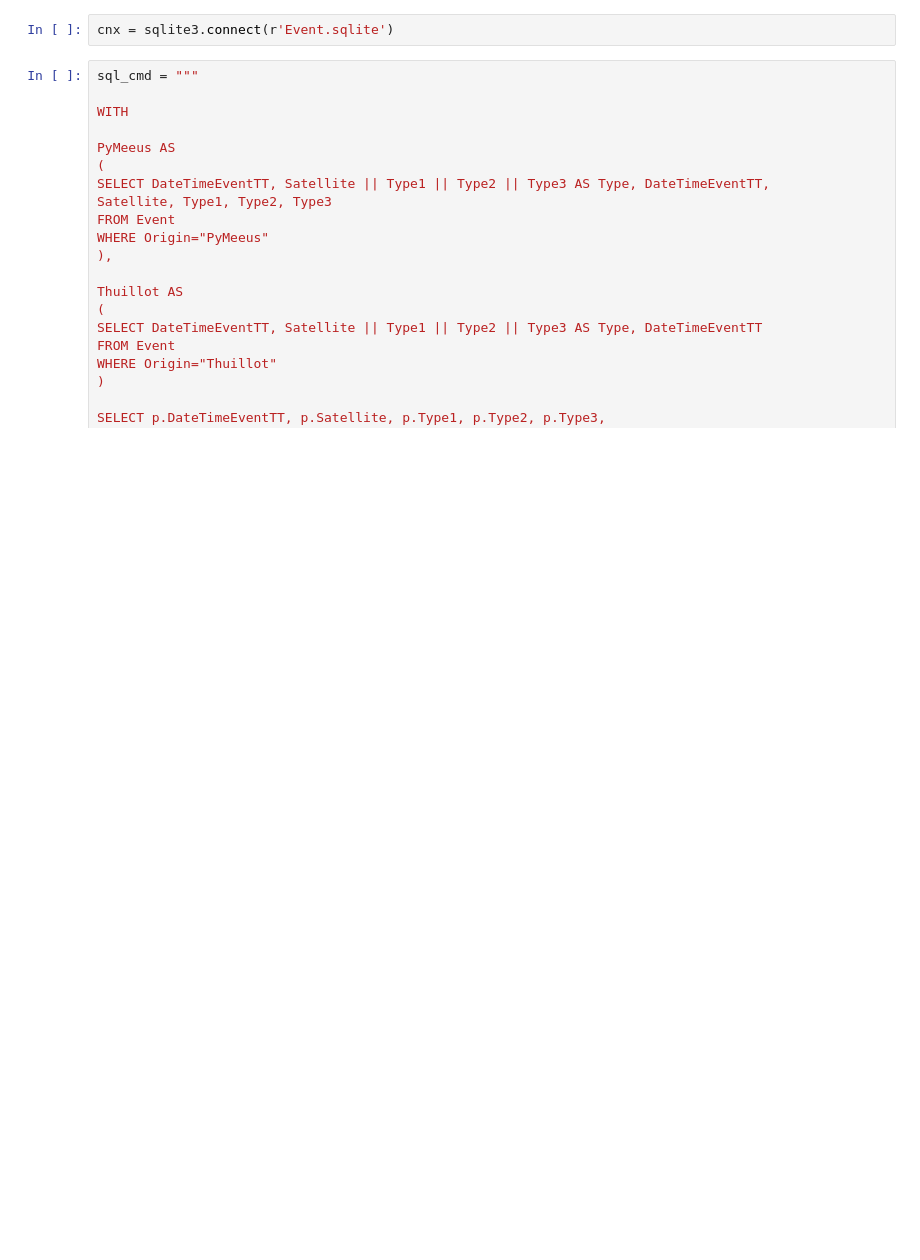
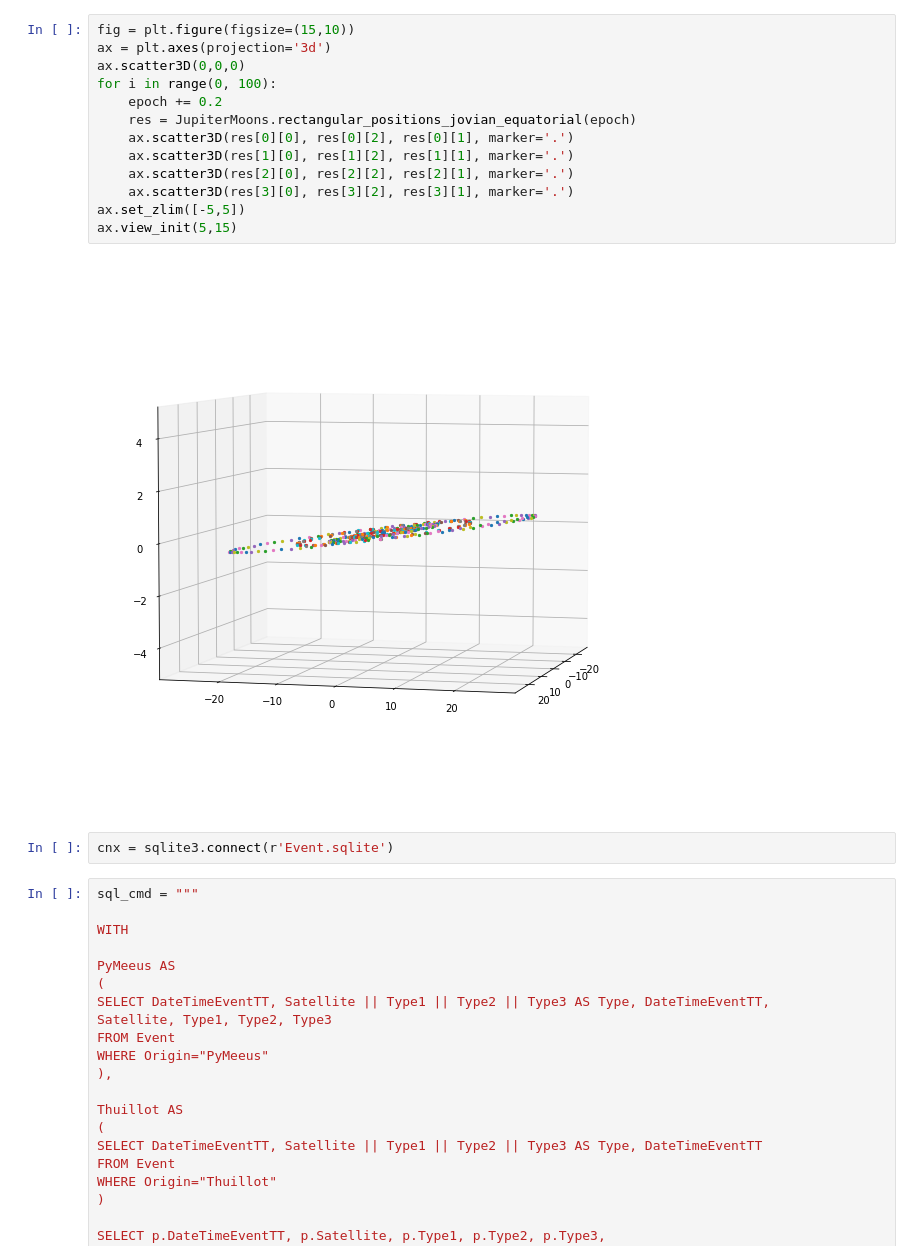
Before and after one commit to vittorioserra/jupiter_moons, a Jupyter notebook: pymeeus-master/analyzeEvent/CorrectionAnalysis.ipynb, the cells around one changed output. Cells and saved outputs as stored; diff of their text form; blank space fills up the shorter version.

```diff
--- a/pymeeus-master/analyzeEvent/CorrectionAnalysis.ipynb
+++ b/pymeeus-master/analyzeEvent/CorrectionAnalysis.ipynb
@@ -12,3 +49,18 @@ The sql extension is already loaded. To reload it, use:
+# %%
+fig = plt.figure(figsize=(15,10))
+ax = plt.axes(projection='3d')
+ax.scatter3D(0,0,0)
+for i in range(0, 100):
+    epoch += 0.2
+    res = JupiterMoons.rectangular_positions_jovian_equatorial(epoch)
+    ax.scatter3D(res[0][0], res[0][2], res[0][1], marker='.')
+    ax.scatter3D(res[1][0], res[1][2], res[1][1], marker='.')
+    ax.scatter3D(res[2][0], res[2][2], res[2][1], marker='.')
+    ax.scatter3D(res[3][0], res[3][2], res[3][1], marker='.')
+ax.set_zlim([-5,5])
+ax.view_init(5,15)
+# %% [output]
+[figure, added]
 # %%
 cnx = sqlite3.connect(r'Event.sqlite')
 # %%
```
Also changed, not shown: parts of 17 cells of this notebook, 10 other files.
